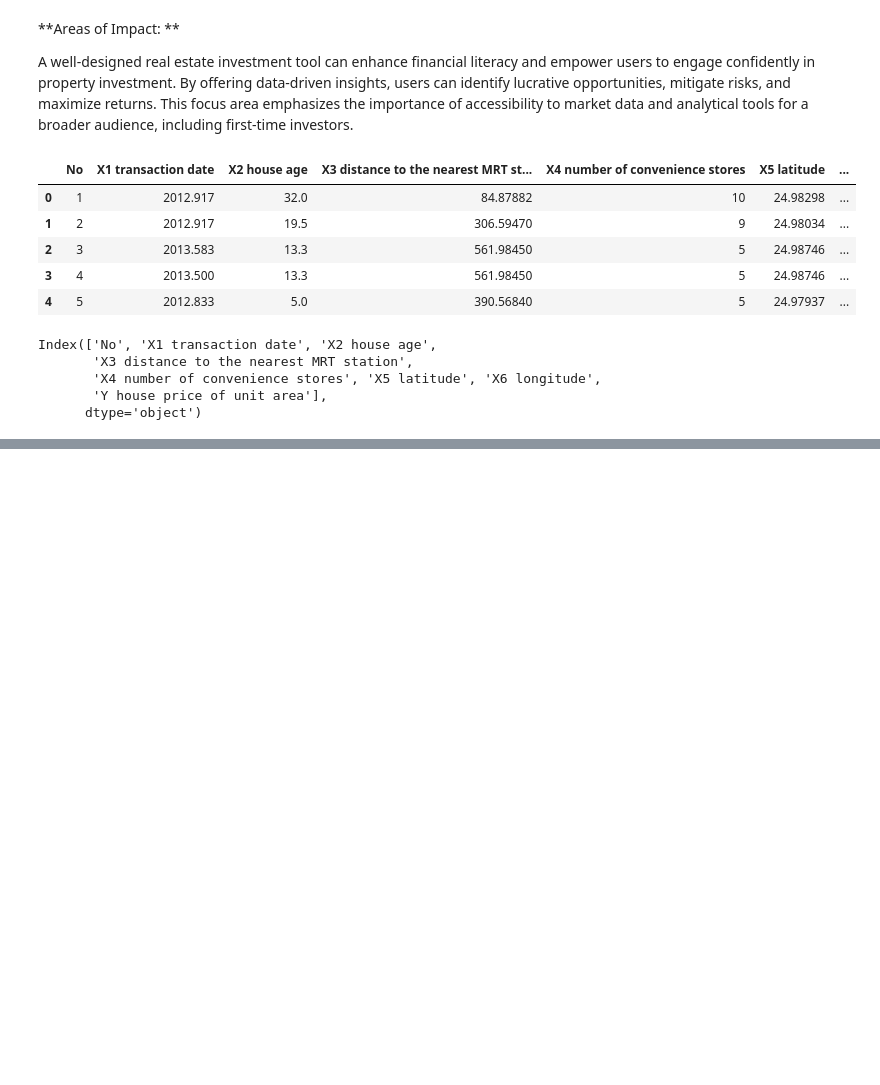
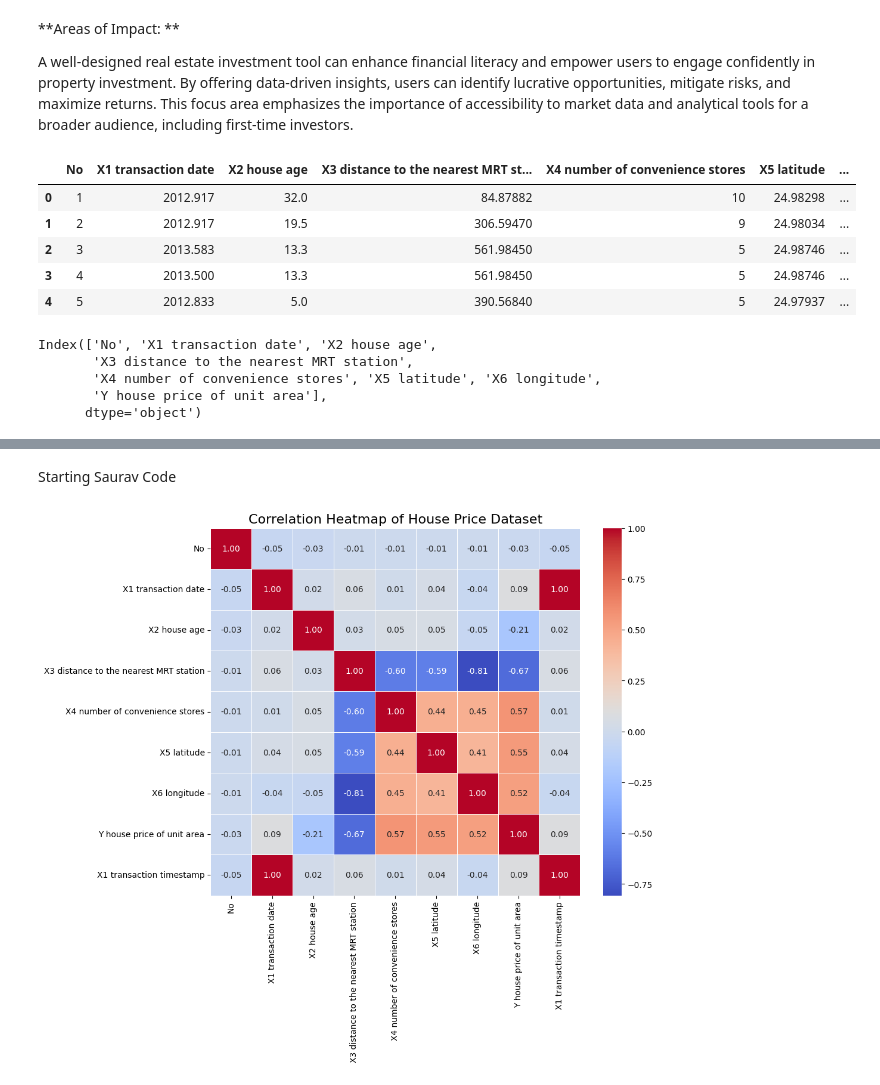
Before and after one commit to tushuli396/Real-estate-investment, a Jupyter notebook: src/Real_Estate_Investment.ipynb, the cells around one changed output, grey strips where cells are left out. Drawn from its saved outputs; the diff is of its cells as text; code cells hidden in the pictures; blank space fills up the shorter version.

```diff
--- a/src/Real_Estate_Investment.ipynb
+++ b/src/Real_Estate_Investment.ipynb
@@ -31,0 +179,15 @@ Index(['No', 'X1 transaction date', 'X2 house age',
+# %% [markdown]
+Starting Saurav Code
+# %%
+df=pd.DataFrame()
+
+df = data
+df['X1 transaction timestamp'] = pd.to_datetime(df['X1 transaction date'], unit='s')
+# %%
+correlation_matrix = df.corr()
+plt.figure(figsize=(10, 8))
+sns.heatmap(correlation_matrix, annot=True, cmap='coolwarm', linewidths=0.5, fmt='.2f')
+plt.title('Correlation Heatmap of House Price Dataset', fontsize=16)
+plt.show()
+# %% [output]
+[figure, added]
```
Also changed, not shown: parts of 27 cells of this notebook, 1 other file.
